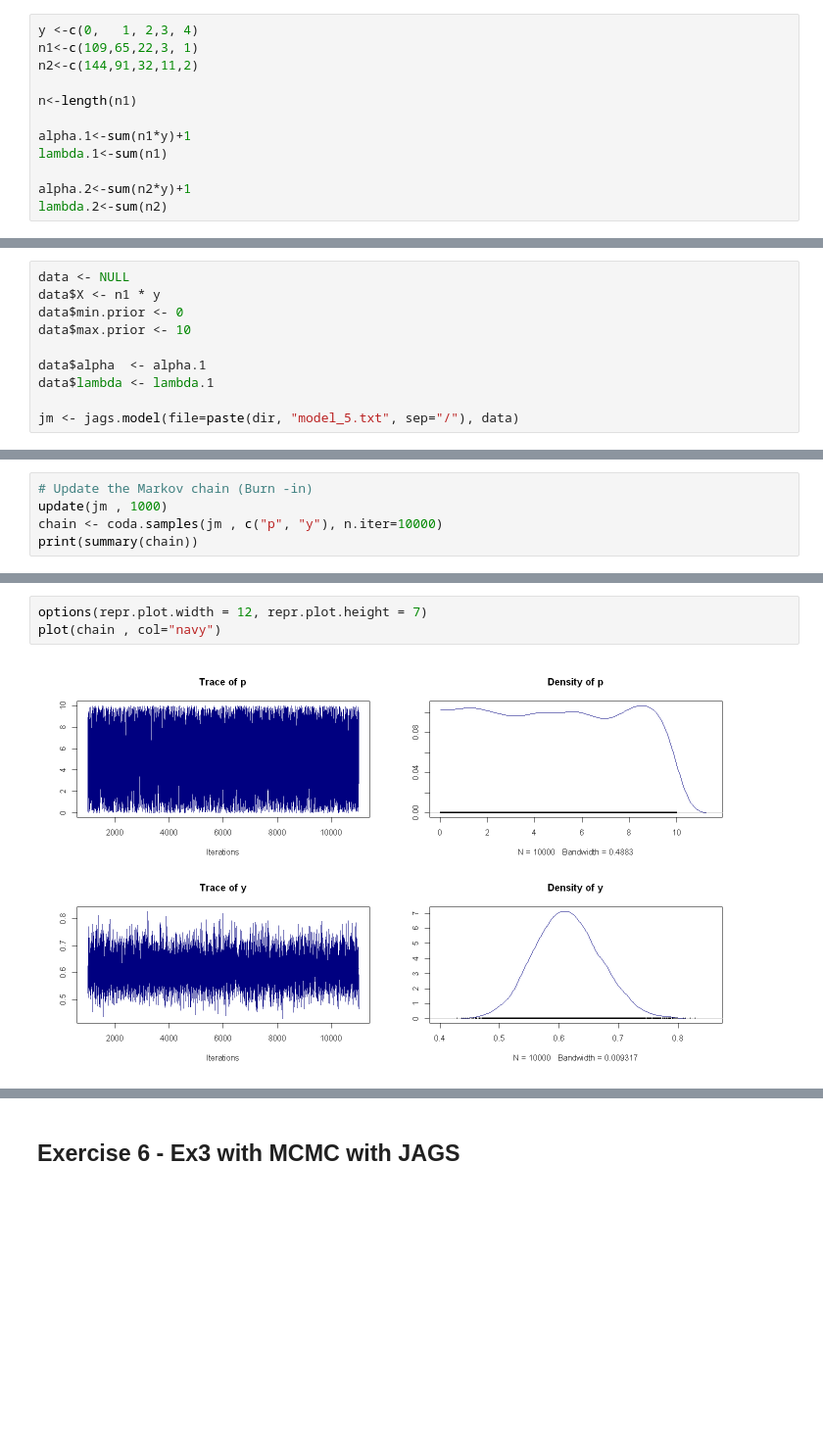
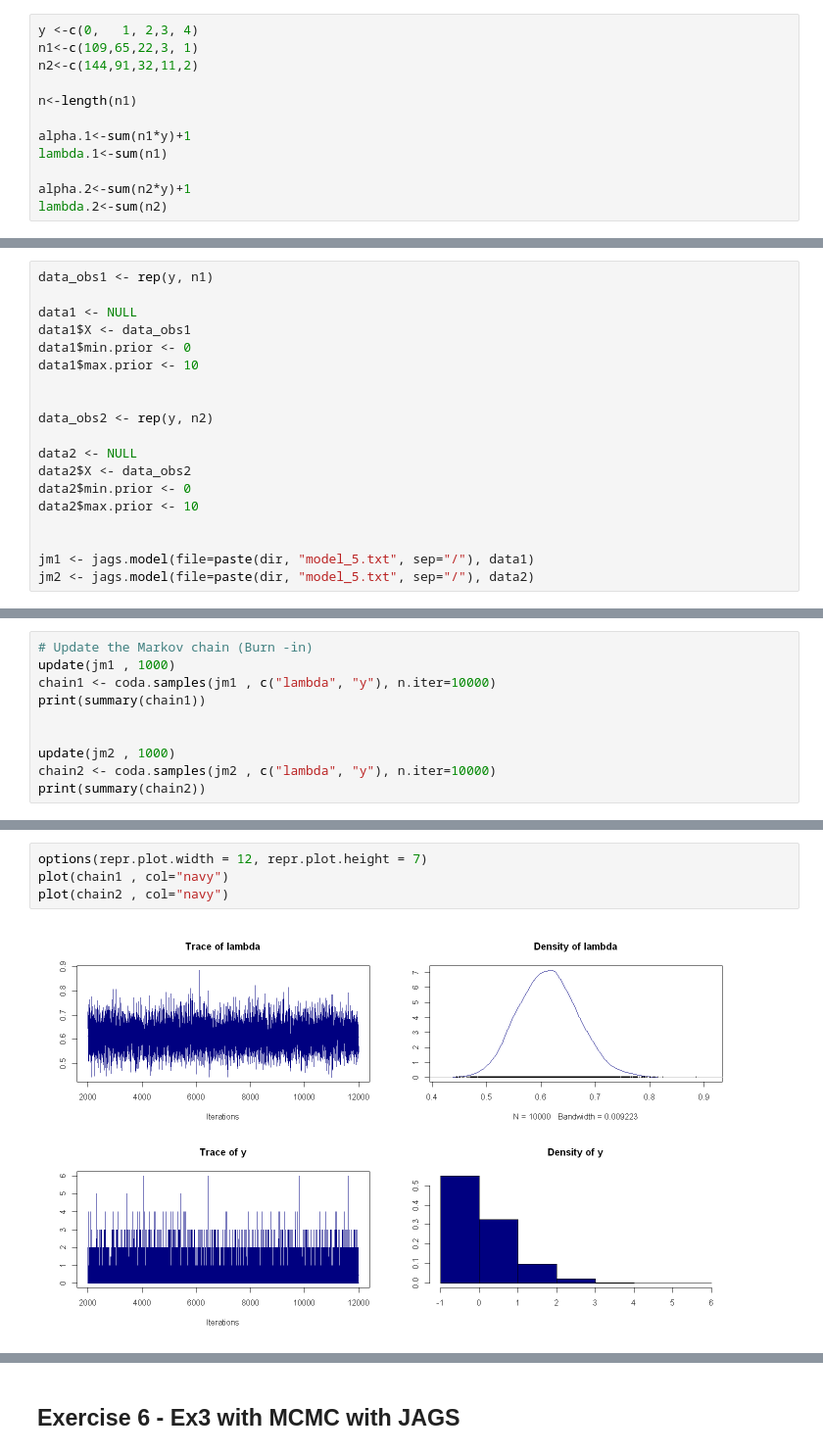
Before and after one commit to aidinattar/AS4PA, a Jupyter notebook: Exercise_6/Attar_Aidin__Exercise6.ipynb, the cells around one changed output, grey strips where cells are left out. Shown: that part at 98% size. Saved outputs shown, nothing was run; the diff lists cells and outputs as text; blank space fills up the shorter version.

```diff
--- a/Exercise_6/Attar_Aidin__Exercise6.ipynb
+++ b/Exercise_6/Attar_Aidin__Exercise6.ipynb
@@ -691,15 +714,24 @@ modelString = "
 
 writeLines ( modelString , con=paste(dir, "model_5.txt", sep="/"))
 # %%
-data <- NULL
-data$X <- n1 * y
-data$min.prior <- 0
-data$max.prior <- 10
+data_obs1 <- rep(y, n1)
 
-data$alpha  <- alpha.1
-data$lambda <- lambda.1
+data1 <- NULL
+data1$X <- data_obs1
+data1$min.prior <- 0
+data1$max.prior <- 10
 
-jm <- jags.model(file=paste(dir, "model_5.txt", sep="/"), data)
+
+data_obs2 <- rep(y, n2)
+
+data2 <- NULL
+data2$X <- data_obs2
+data2$min.prior <- 0
+data2$max.prior <- 10
+
+
+jm1 <- jags.model(file=paste(dir, "model_5.txt", sep="/"), data1)
+jm2 <- jags.model(file=paste(dir, "model_5.txt", sep="/"), data2)
 # %% [output]
 Compiling model graph
    Resolving undeclared variables
@@ -713,6 +755,11 @@ Initializing model
 # %%
 # Update the Markov chain (Burn -in)
-update(jm , 1000)
-chain <- coda.samples(jm , c("p", "y"), n.iter=10000)
-print(summary(chain))
+update(jm1 , 1000)
+chain1 <- coda.samples(jm1 , c("lambda", "y"), n.iter=10000)
+print(summary(chain1))
+
+
+update(jm2 , 1000)
+chain2 <- coda.samples(jm2 , c("lambda", "y"), n.iter=10000)
+print(summary(chain2))
 # %% [output]
@@ -736,5 +783,6 @@ y 0.5089 0.5756 0.6125 0.6503 0.7252
 # %%
 options(repr.plot.width = 12, repr.plot.height = 7)
-plot(chain , col="navy")
+plot(chain1 , col="navy")
+plot(chain2 , col="navy")
 # %% [output]
-[figure, old version]
+[figure, new version]
```
Also changed, not shown: parts of 33 cells of this notebook, 2 other files.
